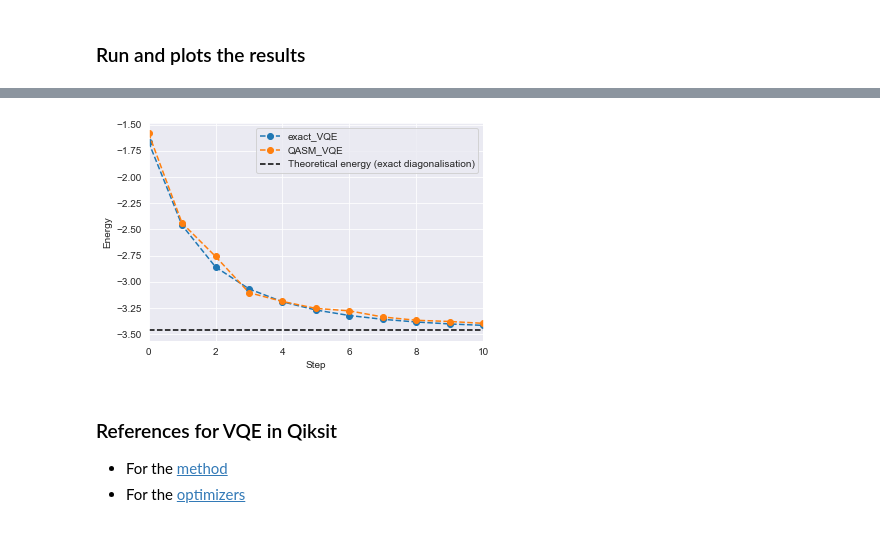
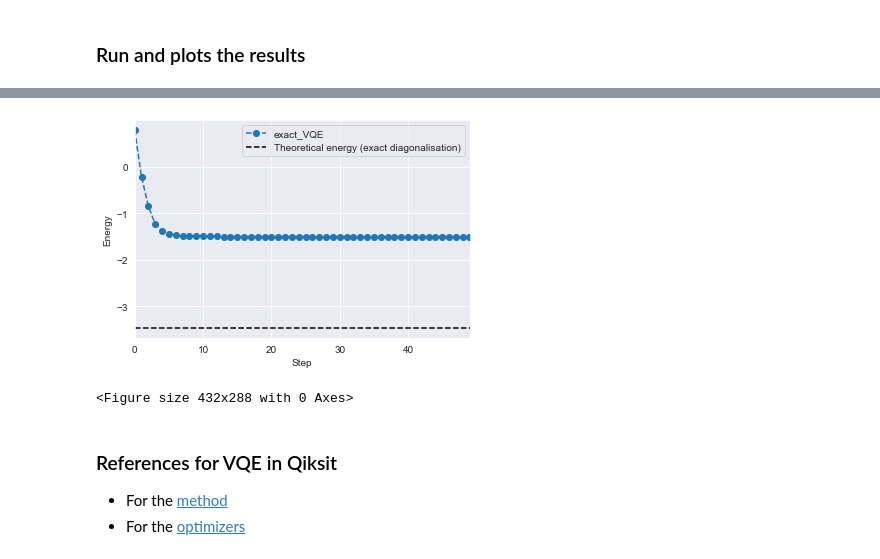
Before and after one commit to JuWu-19/Prepa-Hackathon, a Jupyter notebook: VQE_notebook.ipynb, the cells around one changed output, grey strips where cells are left out. Cells and saved outputs as stored; diff of their text form; code cells hidden in the pictures.

```diff
--- a/VQE_notebook.ipynb
+++ b/VQE_notebook.ipynb
@@ -245,0 +227,12 @@ ibmqfactory.load_account:WARNING:2021-05-12 20:15:39,602: Credentials are alread
+# %%
+# Fix important parameters and the instance
+
+n_qubits = 3
+
+shots    = 1000
+n_reps   = 50
+lr       = 0.5 #0.05
+n_layer  = 3
+
+length = n_layer*(3*n_qubits + len(possible_pair('full',2,n_qubits)))
+params   = np.random.rand(length)
@@ -246,4 +243,4 @@ ibmqfactory.load_account:WARNING:2021-05-12 20:15:39,602: Credentials are alread
 # %%
-res = VQE(n_qubits,n_layer,H,feature_map_ansatz,params,shots,exact_instance,lr,n_reps)
+res = VQE(n_qubits,n_layer,H,test_ansatz,params,shots,exact_instance,lr,n_reps)
 # %% [output]
 Run number:  1
@@ -288,20 +261,22 @@ res_quantum= VQE(n_qubits,n_layer,H,feature_map_ansatz,params,shots,quantum_inst
 # %%
 ##Plot the results
 
 steps = list(range(n_reps))
 
 plt.plot(steps,res['energies'],marker='o',linestyle='dashed',label='exact_VQE')
-plt.plot(steps,res_quasm['energies'],marker='o',linestyle='dashed',label='QASM_VQE')
+#plt.plot(steps,res_quasm['energies'],marker='o',linestyle='dashed',label='QASM_VQE')
 plt.hlines(-3.46410162, xmin= 0.0, xmax=  50,label='Theoretical energy (exact diagonalisation)',linestyle ='dashed',color='black')
 plt.xlabel('Step')
 plt.ylabel('Energy')
-plt.xlim(0,10)
+plt.xlim(0,max(steps))
 plt.legend()
 plt.grid(True)
 
 plt.show()
+plt.savefig('pVQD.png')
 # %% [output]
-[figure, old version]
+[figure, new version]
+<Figure size 432x288 with 0 Axes>
 # %% [markdown]
 ### References for VQE in Qiksit
 
```
Also changed, not shown: parts of 7 cells of this notebook, 2 other files.
